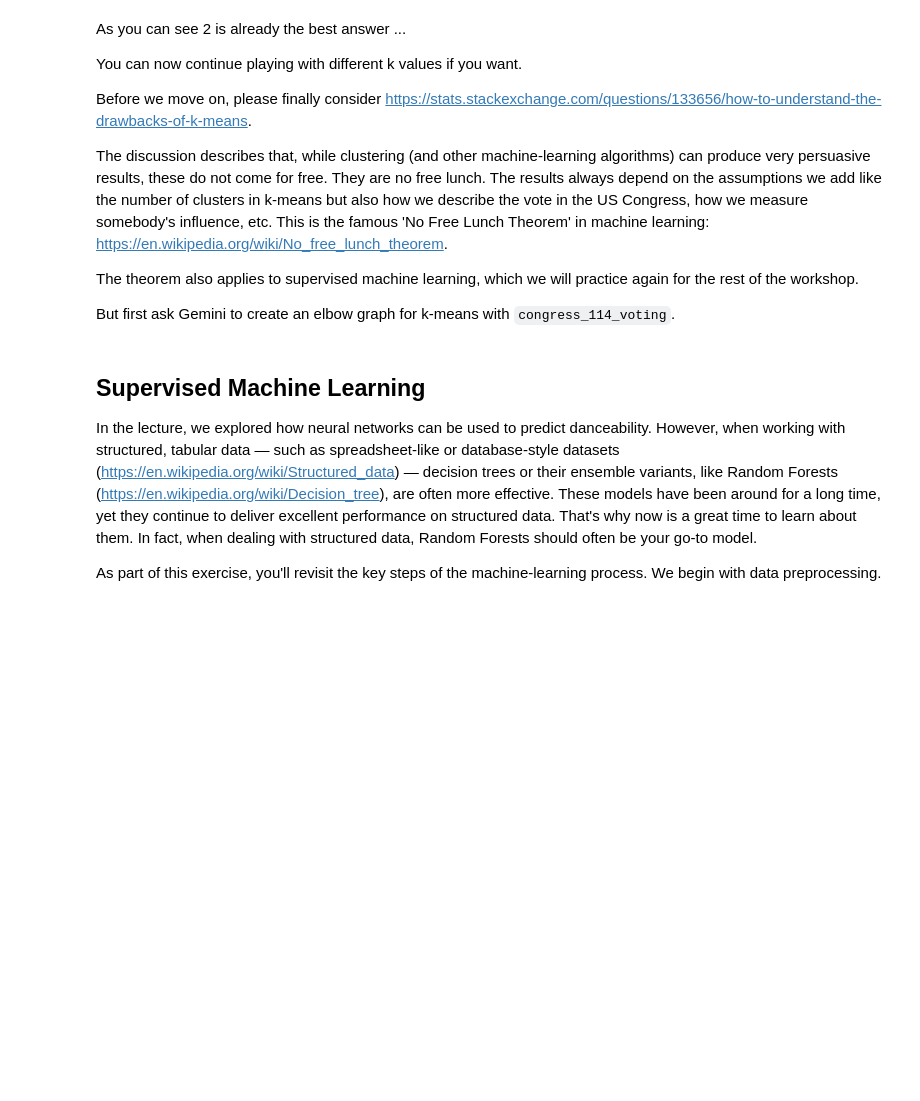
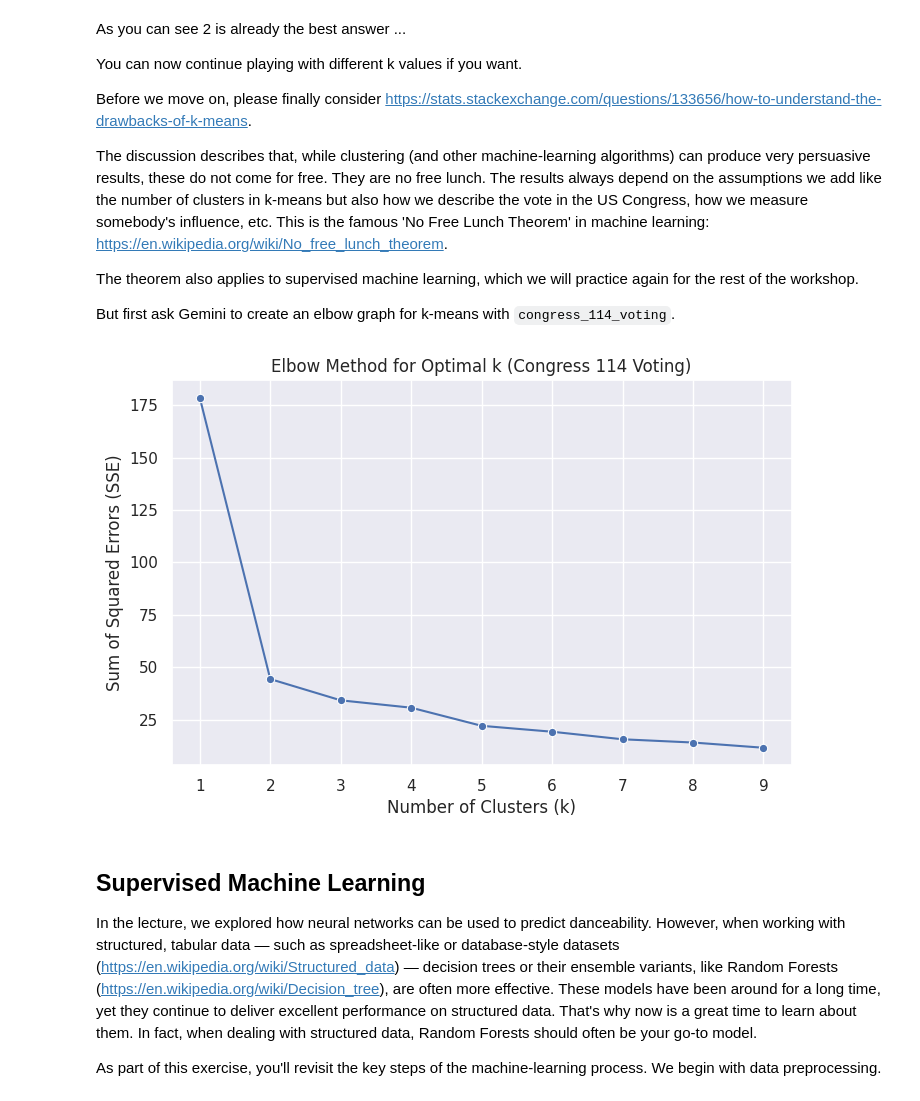
Before and after one commit to onni-Q/python_assignments, a Jupyter notebook: Week3_Workshop.ipynb, the cells around one changed output. Drawn from its saved outputs; the diff is of its cells as text; code cells hidden in the pictures; blank space fills up the shorter version.

````diff
--- a/Week3_Workshop.ipynb
+++ b/Week3_Workshop.ipynb
@@ -131,5 +138,7 @@ First check that there is really only one record by displaying all null entries
 That's only one record missing, and senator 'Markey' has not voted at all. This makes us confident that we can just delete them ...
 
 Remove the record. The easiest is to simply remove all the records with NaN values. Pandas has a function for that called `dropna()`. Apply it to `congress_114`.
+# %%
+congress_114 = congress_114.dropna()
 # %%
 q2.check()
@@ -168,3 +235,6 @@ bill_cols = list(congress_114.select_dtypes(['float']).columns)
 bill_cols
 ```
 We call them `bill_cols` as only the bills are `float` in `congress_114.dtypes`.
+# %%
+bill_cols = list(congress_114.select_dtypes(['float']).columns)
+bill_cols
@@ -440,6 +776,26 @@ The discussion describes that, while clustering (and other machine-learning algo
 The theorem also applies to supervised machine learning, which we will practice again for the rest of the workshop.
 
 But first ask Gemini to create an elbow graph for k-means with `congress_114_voting`.
+# %%
+#Keep cell
+sns.set(style='darkgrid')
+
+# Create a DataFrame from the SSE values
+elbow_df = pd.DataFrame(
+    list(zip(range(1, max_k), sse)),
+    columns=['Number of Clusters', 'SSE']
+)
+
+# Plot the elbow curve
+plt.figure(figsize=(8, 5))
+sns.lineplot(x='Number of Clusters', y='SSE', data=elbow_df, marker='o')
+plt.title("Elbow Method for Optimal k (Congress 114 Voting)")
+plt.xlabel("Number of Clusters (k)")
+plt.ylabel("Sum of Squared Errors (SSE)")
+plt.xticks(range(1, max_k))
+plt.show()
+# %% [output]
+[figure, added]
 # %% [markdown]
 ## Supervised Machine Learning
 
````
Also changed, not shown: parts of 88 cells of this notebook.
